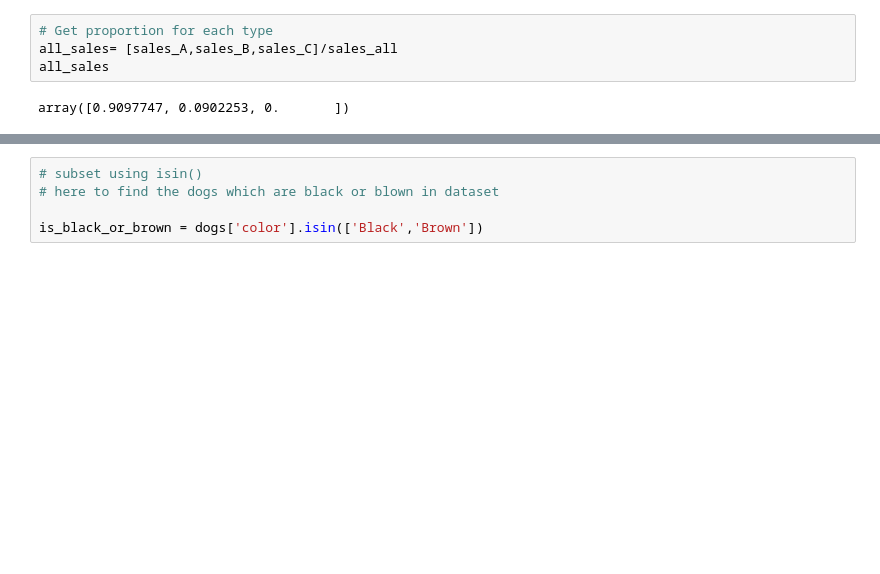
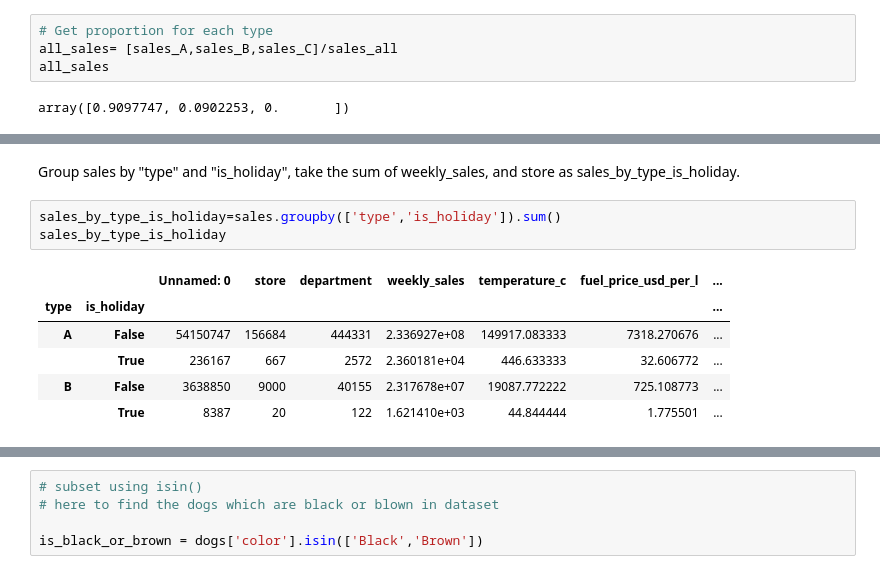
Before and after one commit to albertNSBM/Pandas_revision, a Jupyter notebook: Pandas_revision.ipynb, the cells around one changed output, grey strips where cells are left out. Saved outputs shown, nothing was run; the diff lists cells and outputs as text; blank space fills up the shorter version.

Commit message:
groupby examples

```diff
--- a/Pandas_revision.ipynb
+++ b/Pandas_revision.ipynb
@@ -397,0 +419,12 @@ array([0.9097747, 0.0902253, 0.       ])
+# %% [markdown]
+Group sales by "type" and "is_holiday", take the sum of weekly_sales, and store as sales_by_type_is_holiday.
+# %%
+sales_by_type_is_holiday=sales.groupby(['type','is_holiday']).sum()
+sales_by_type_is_holiday
+# %% [output]
+|  |  | Unnamed: 0 | store | department | weekly_sales | temperature_c | fuel_price_usd_per_l | ... |
+| type | is_holiday |  |  |  |  |  |  | ... |
+| A | False | 54150747 | 156684 | 444331 | 2.336927e+08 | 149917.083333 | 7318.270676 | ... |
+|  | True | 236167 | 667 | 2572 | 2.360181e+04 | 446.633333 | 32.606772 | ... |
+| B | False | 3638850 | 9000 | 40155 | 2.317678e+07 | 19087.772222 | 725.108773 | ... |
+|  | True | 8387 | 20 | 122 | 1.621410e+03 | 44.844444 | 1.775501 | ... |
```
Also changed, not shown: parts of 7 cells of this notebook.
